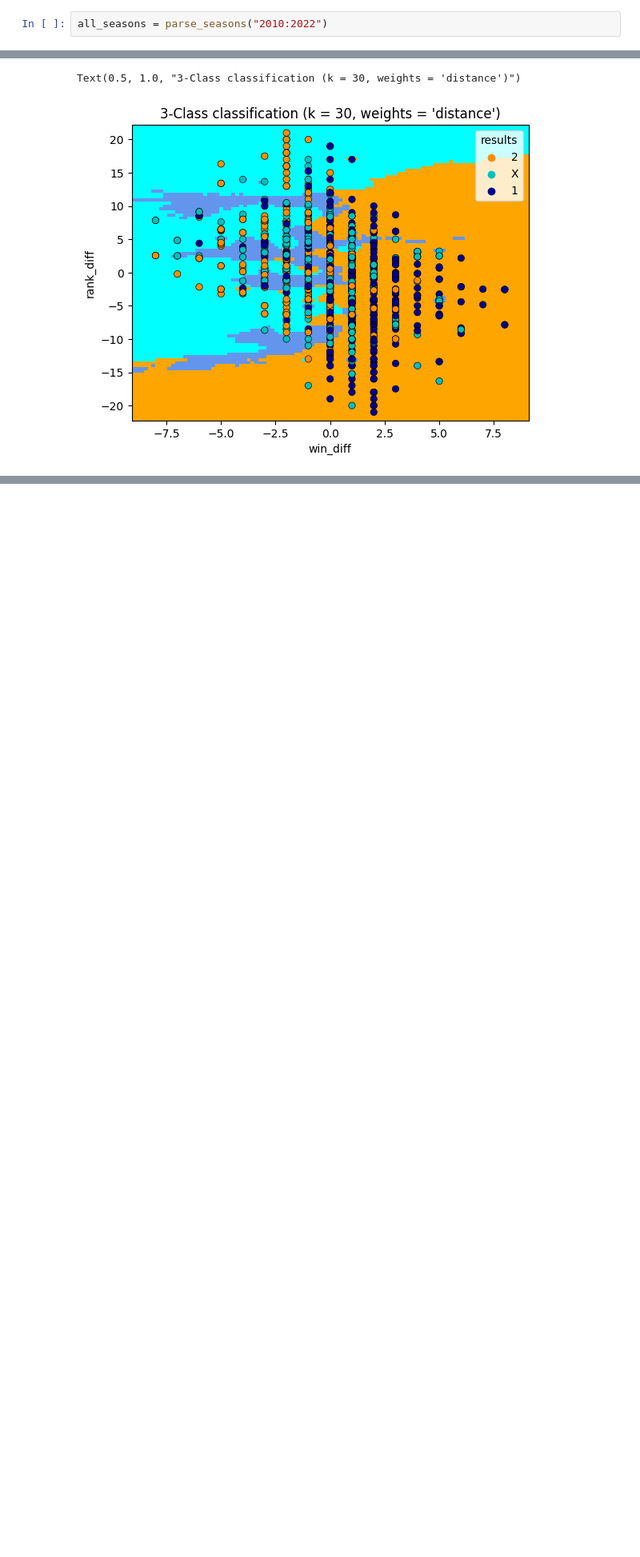
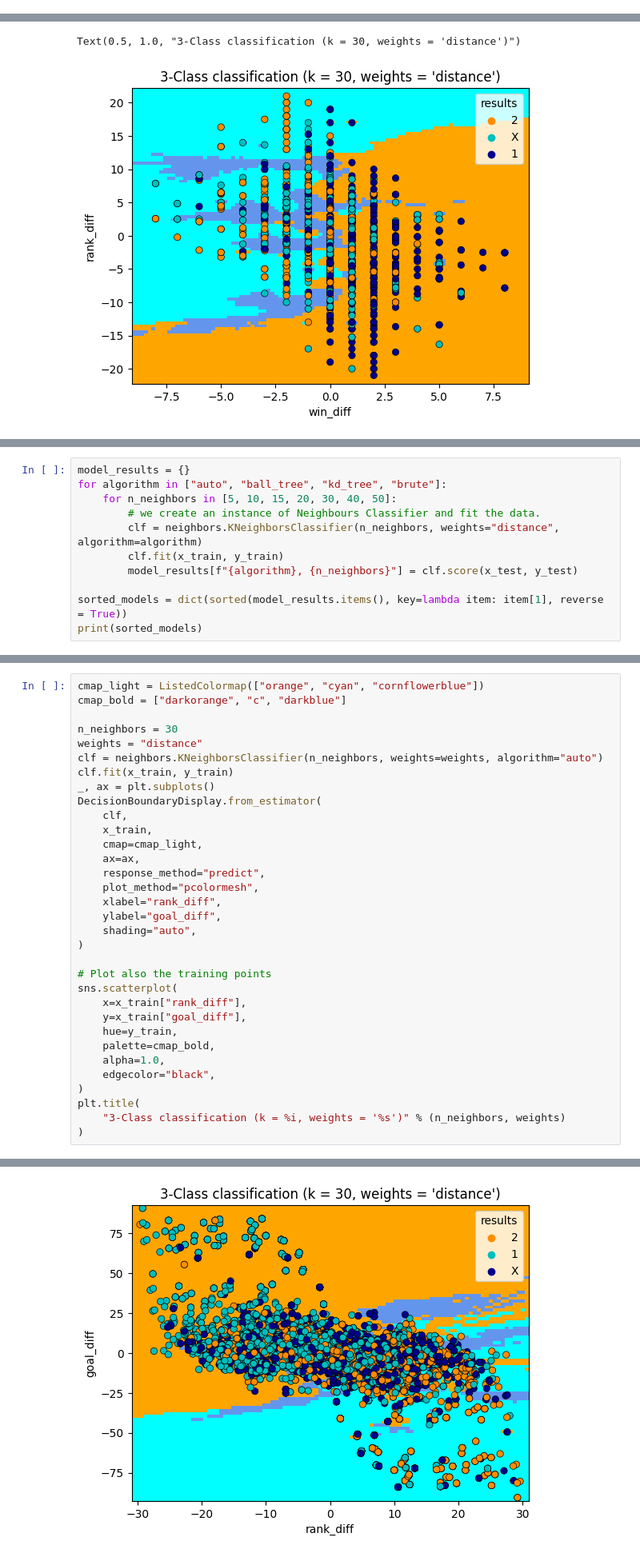
Before and after one commit to alexfulleda98/la-quiniela, a Jupyter notebook: analysis/ModelTesting2.ipynb, the cells around one changed output, grey strips where cells are left out. Shown at 80% size. Cells and saved outputs as stored; diff of their text form; blank space fills up the shorter version.

Commit message:
Modify model characteristics

```diff
--- a/analysis/ModelTesting2.ipynb
+++ b/analysis/ModelTesting2.ipynb
@@ -62,6 +62,4 @@ def parse_seasons(value):
                 print("error")
             seasons.append(chunk)
     return seasons
-# %%
-all_seasons = parse_seasons("2010:2022")
 # %%
@@ -253,0 +343,11 @@ plt.Text(0.5,257.44,'Predicted label');
+# %%
+model_results = {}
+for algorithm in ["auto", "ball_tree", "kd_tree", "brute"]:
+    for n_neighbors in [5, 10, 15, 20, 30, 40, 50]:
+        # we create an instance of Neighbours Classifier and fit the data.
+        clf = neighbors.KNeighborsClassifier(n_neighbors, weights="distance", algorithm=algorithm)
+        clf.fit(x_train, y_train)
+        model_results[f"{algorithm}, {n_neighbors}"] = clf.score(x_test, y_test)
+
+sorted_models = dict(sorted(model_results.items(), key=lambda item: item[1], reverse = True))
+print(sorted_models)
@@ -253,0 +356,34 @@ plt.Text(0.5,257.44,'Predicted label');
+# %%
+cmap_light = ListedColormap(["orange", "cyan", "cornflowerblue"])
+cmap_bold = ["darkorange", "c", "darkblue"]
+
+n_neighbors = 30
+weights = "distance"
+clf = neighbors.KNeighborsClassifier(n_neighbors, weights=weights, algorithm="auto")
+clf.fit(x_train, y_train)
+_, ax = plt.subplots()
+DecisionBoundaryDisplay.from_estimator(
+    clf,
+    x_train,
+    cmap=cmap_light,
+    ax=ax,
+    response_method="predict",
+    plot_method="pcolormesh",
+    xlabel="rank_diff",
+    ylabel="goal_diff",
+    shading="auto",
+)
+
+# Plot also the training points
+sns.scatterplot(
+    x=x_train["rank_diff"],
+    y=x_train["goal_diff"],
+    hue=y_train,
+    palette=cmap_bold,
+    alpha=1.0,
+    edgecolor="black",
+)
+plt.title(
+    "3-Class classification (k = %i, weights = '%s')" % (n_neighbors, weights)
+)
+# %% [output]
@@ -253,0 +391 @@ plt.Text(0.5,257.44,'Predicted label');
+[figure, added]
```
Also changed, not shown: parts of 8 cells of this notebook, 4 other files.
